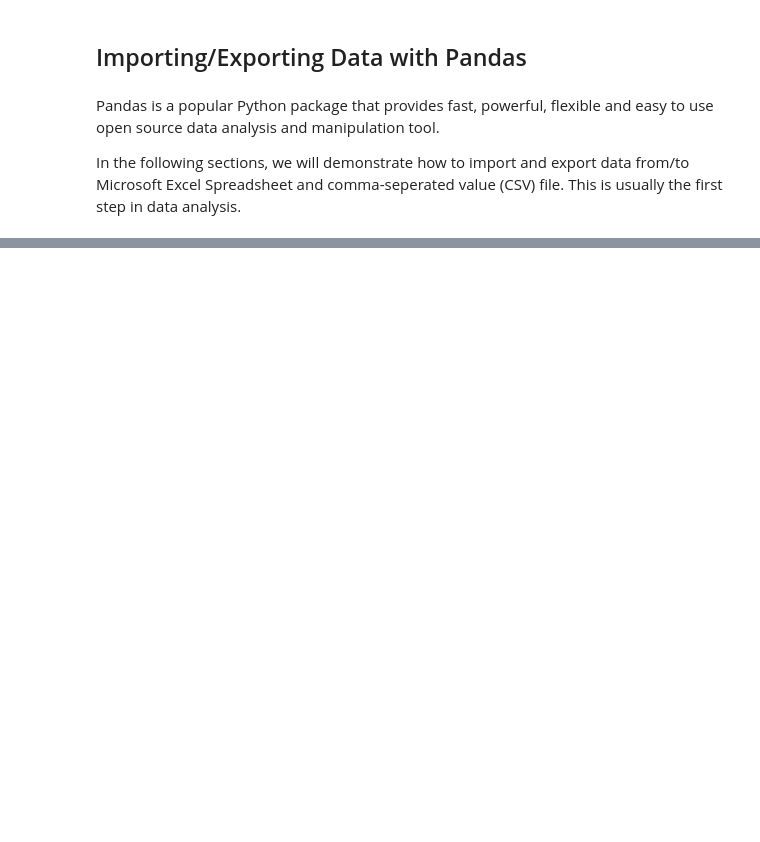
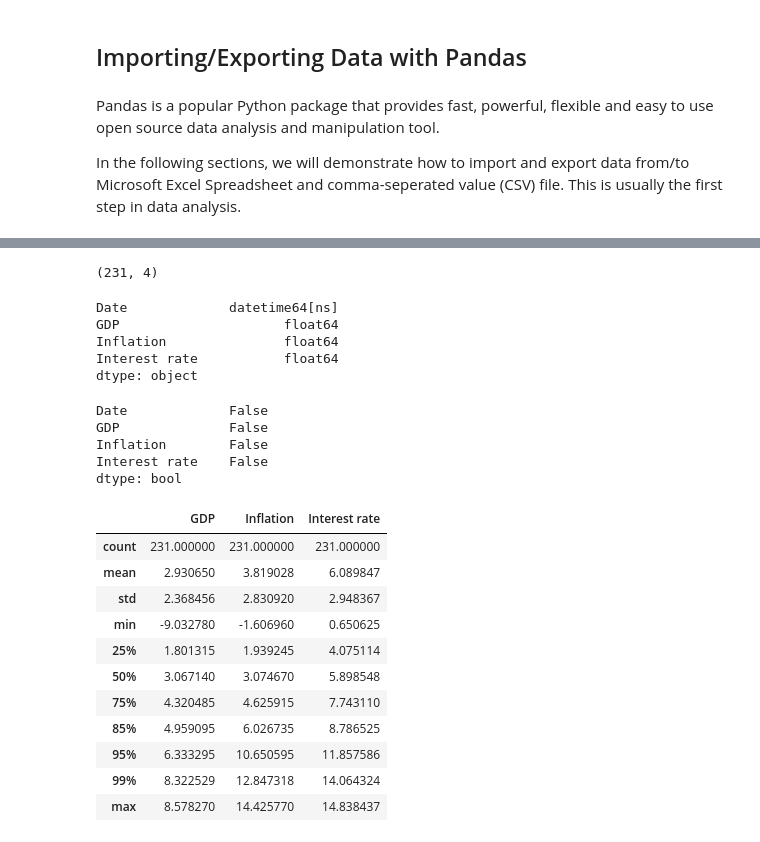
Before and after one commit to shihanxie/Econ475, a Jupyter notebook: forecasting.ipynb, the cells around one changed output, grey strips where cells are left out. Cells and saved outputs as stored; diff of their text form; code cells hidden in the pictures; blank space fills up the shorter version.

```diff
--- a/forecasting.ipynb
+++ b/forecasting.ipynb
@@ -151,0 +163,39 @@ pwd
+# %%
+# look a shape of data
+display(df.shape)
+# %% [output]
+(231, 4)
+# %%
+# look at data types. Ideally look at all rows. Only look at first five here for minimal output.
+display(df.iloc[:5,:5].dtypes)
+# %% [output]
+Date             datetime64[ns]
+GDP                     float64
+Inflation               float64
+Interest rate           float64
+dtype: object
+# %%
+# see if any columns have nulls. Ideally look at all rows. Only look at first five here for minimal output.
+display(df.iloc[:5,:5].isnull().any())
+# %% [output]
+Date             False
+GDP              False
+Inflation        False
+Interest rate    False
+dtype: bool
+# %%
+# display descriptive statistics
+display(df.describe(percentiles=[0.25,0.5,0.75,0.85,0.95,0.99]))
+# %% [output]
+|  | GDP | Inflation | Interest rate |
+| count | 231.000000 | 231.000000 | 231.000000 |
+| mean | 2.930650 | 3.819028 | 6.089847 |
+| std | 2.368456 | 2.830920 | 2.948367 |
+| min | -9.032780 | -1.606960 | 0.650625 |
+| 25% | 1.801315 | 1.939245 | 4.075114 |
+| 50% | 3.067140 | 3.074670 | 5.898548 |
+| 75% | 4.320485 | 4.625915 | 7.743110 |
+| 85% | 4.959095 | 6.026735 | 8.786525 |
+| 95% | 6.333295 | 10.650595 | 11.857586 |
+| 99% | 8.322529 | 12.847318 | 14.064324 |
+| max | 8.578270 | 14.425770 | 14.838437 |
```
Also changed, not shown: parts of 27 cells of this notebook.
